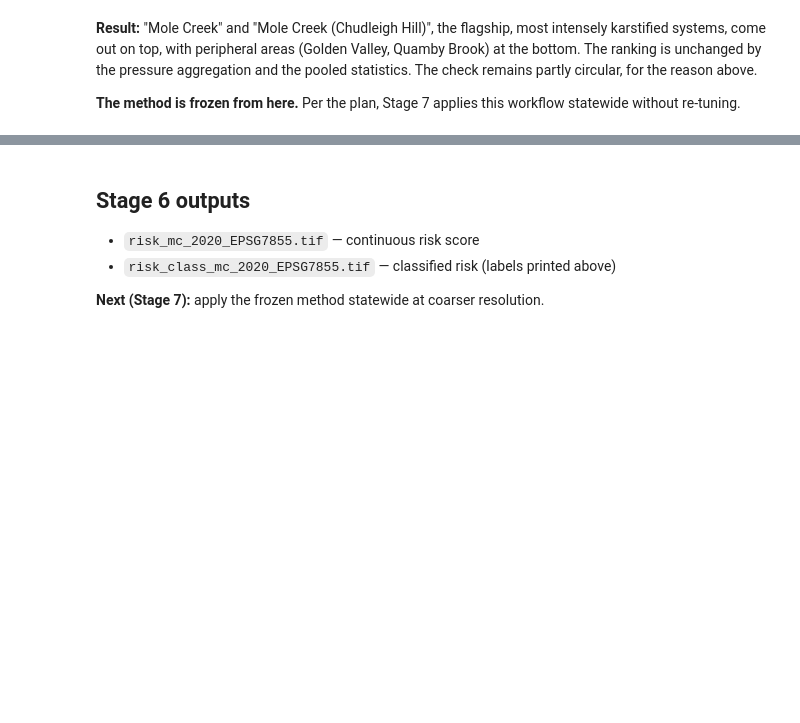
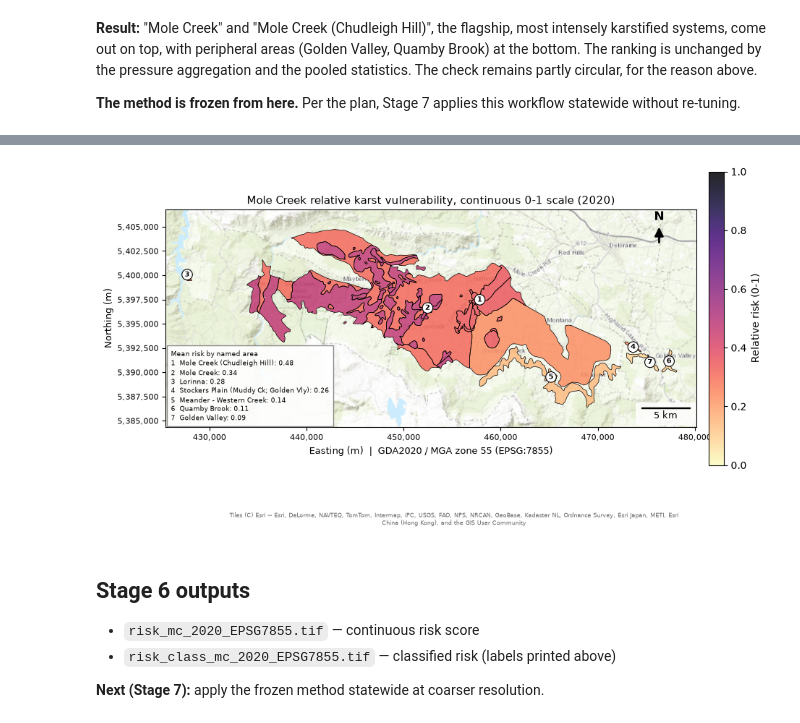
Before and after one commit to University-of-Tasmania-GPSS/AT3_Group3_2026, a Jupyter notebook: notebooks/06_relative_risk.ipynb, the cells around one changed output, grey strips where cells are left out. Drawn from its saved outputs; the diff is of its cells as text; code cells hidden in the pictures; blank space fills up the shorter version.

```diff
--- a/notebooks/06_relative_risk.ipynb
+++ b/notebooks/06_relative_risk.ipynb
@@ -158,3 +168,19 @@ Stockers Plain (Muddy Ck; Golden Vly)   0.263436       539
+# %%
+fig, ax = plt.subplots(figsize=(10, 5.6))
+add_basemap(ax, karst_only.total_bounds, zoom=11)
+image = plot_risk_continuous(ax, risk, transform)
+karst_only.boundary.plot(ax=ax, color="black", lw=0.5, zorder=4)
+label_values(ax, karst_only, "KNAME", named_risk.set_index("KNAME")["mean_risk"])
+add_risk_colourbar(ax, image)
+ax.set_title("Mole Creek relative karst vulnerability, continuous 0-1 scale (2020)", fontsize=11)
+style_map_axes(ax)
+add_scalebar(ax, 5000)
+add_north_arrow(ax)
+add_attribution(ax)
+plt.tight_layout(rect=(0, 0.04, 1, 1))
+plt.show()
+# %% [output]
+[figure, added]
 # %% [markdown]
 ## Stage 6 outputs
 
```
Also changed, not shown: parts of 4 cells of this notebook, 22 other files.
